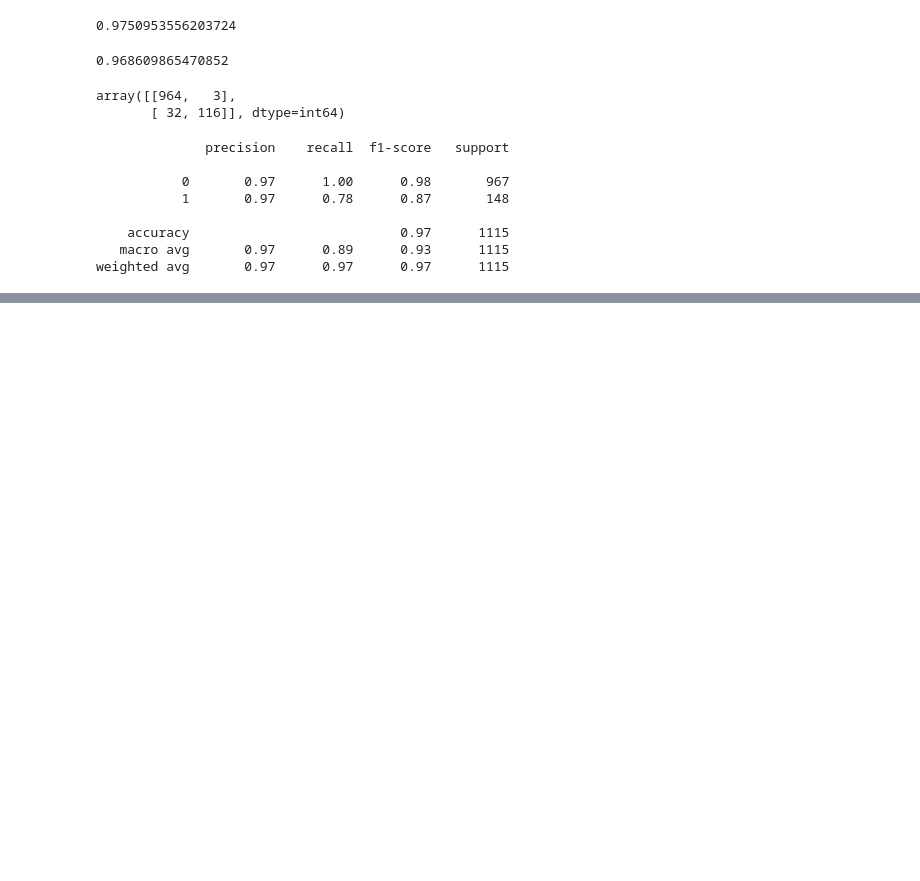
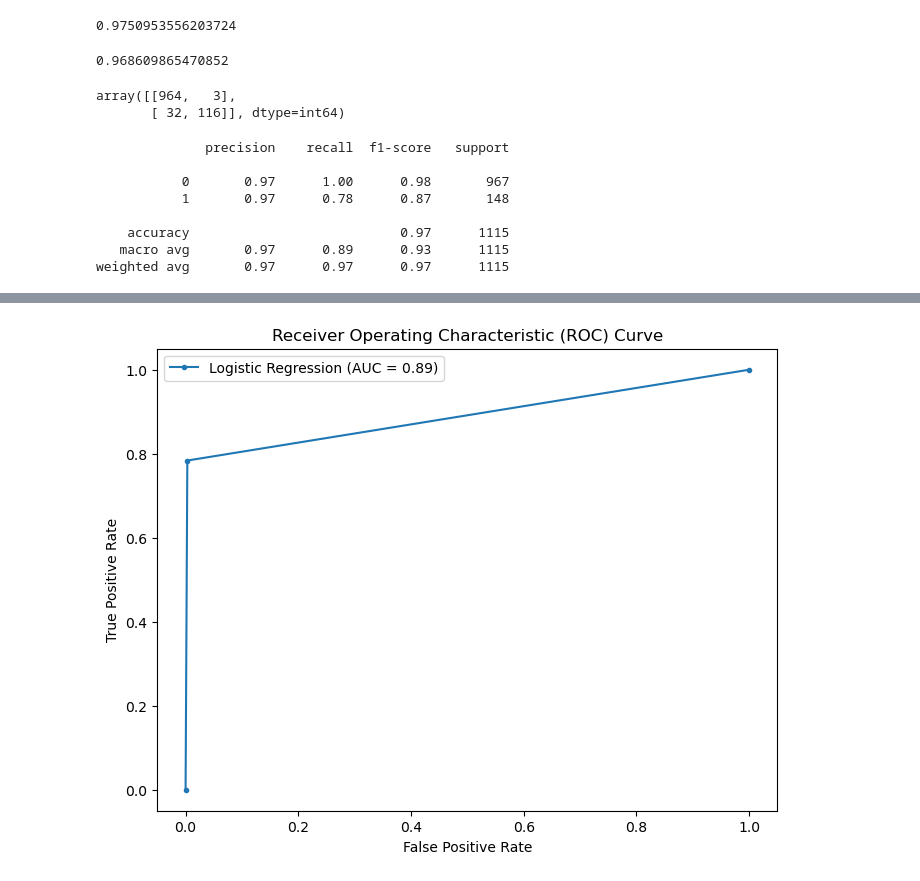
Before and after one commit to sghatak5/Email-Spam-Detection, a Jupyter notebook: 02_Logistic_Regression.ipynb, the cells around one changed output, grey strips where cells are left out. Drawn from its saved outputs; the diff is of its cells as text; code cells hidden in the pictures; blank space fills up the shorter version.

```diff
--- a/02_Logistic_Regression.ipynb
+++ b/02_Logistic_Regression.ipynb
@@ -90,0 +114,13 @@ weighted avg       0.97      0.97      0.97      1115
+# %%
+fpr, tpr, _ = metrics.roc_curve(y_test, pred_test)
+roc_auc = metrics.auc(fpr, tpr)
+
+plt.figure(figsize=(8, 6))
+plt.plot(fpr, tpr, marker='.', label=f'Logistic Regression (AUC = {roc_auc:.2f})')
+plt.xlabel('False Positive Rate')
+plt.ylabel('True Positive Rate')
+plt.title('Receiver Operating Characteristic (ROC) Curve')
+plt.legend()
+plt.show()
+# %% [output]
+[figure, added]
```
Also changed, not shown: parts of 7 cells of this notebook, 2 other files.
